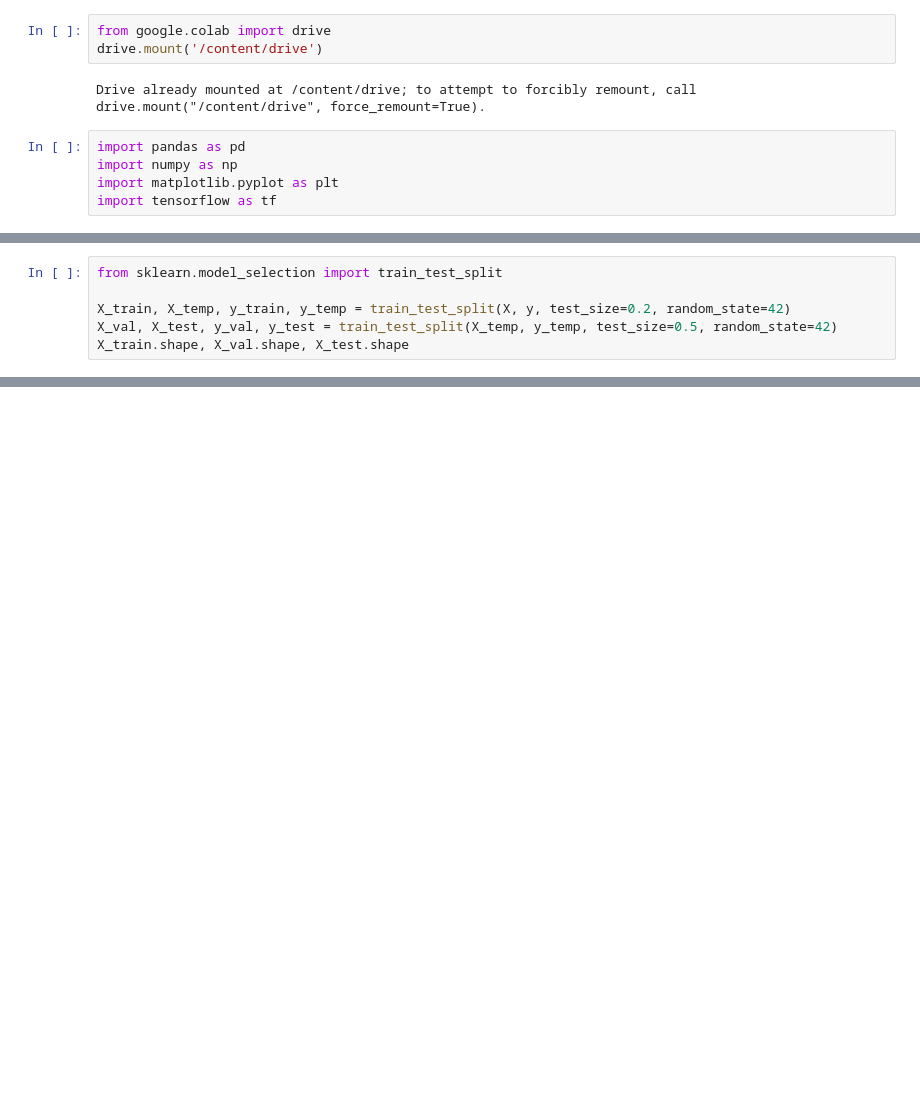
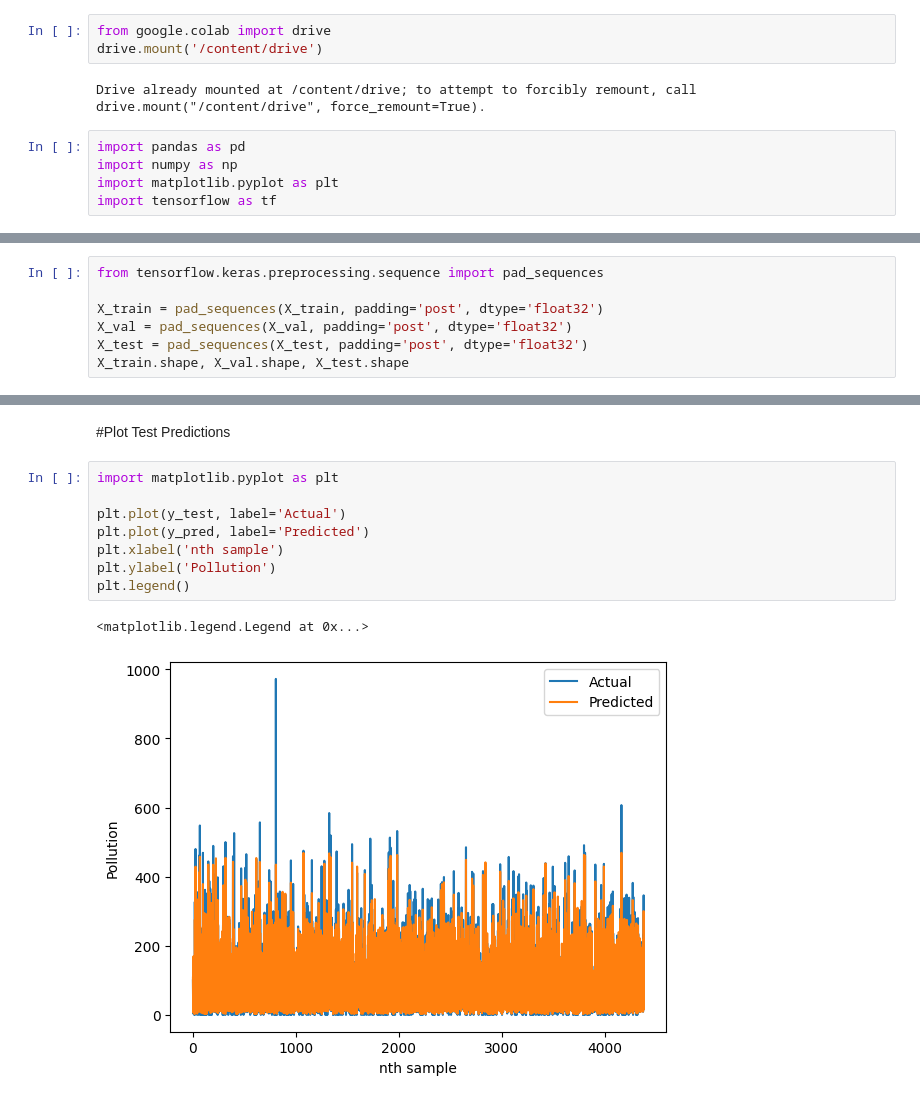
Before and after one commit to pouriaSameti/EFQM-Internship-projects, a Jupyter notebook: 4-RNN and LSTM/LSTM.ipynb, the cells around one changed output, grey strips where cells are left out. Cells and saved outputs as stored; diff of their text form; blank space fills up the shorter version.

```diff
--- a/4-RNN and LSTM/LSTM.ipynb
+++ b/4-RNN and LSTM/LSTM.ipynb
@@ -62,6 +124,0 @@ X_train.shape, X_val.shape, X_test.shape
-# %%
-from sklearn.model_selection import train_test_split
-
-X_train, X_temp, y_train, y_temp = train_test_split(X, y, test_size=0.2, random_state=42)
-X_val, X_test, y_val, y_test = train_test_split(X_temp, y_temp, test_size=0.5, random_state=42)
-X_train.shape, X_val.shape, X_test.shape
@@ -67,0 +127,7 @@ X_train.shape, X_val.shape, X_test.shape
+# %%
+from tensorflow.keras.preprocessing.sequence import pad_sequences
+
+X_train = pad_sequences(X_train, padding='post', dtype='float32')
+X_val = pad_sequences(X_val, padding='post', dtype='float32')
+X_test = pad_sequences(X_test, padding='post', dtype='float32')
+X_train.shape, X_val.shape, X_test.shape
@@ -94,0 +216,13 @@ y_test.shape, y_pred.shape
+# %% [markdown]
+#Plot Test Predictions
+# %%
+import matplotlib.pyplot as plt
+
+plt.plot(y_test, label='Actual')
+plt.plot(y_pred, label='Predicted')
+plt.xlabel('nth sample')
+plt.ylabel('Pollution')
+plt.legend()
+# %% [output]
+<matplotlib.legend.Legend at 0x...>
+[figure, added]
```
Also changed, not shown: parts of 24 cells of this notebook.
